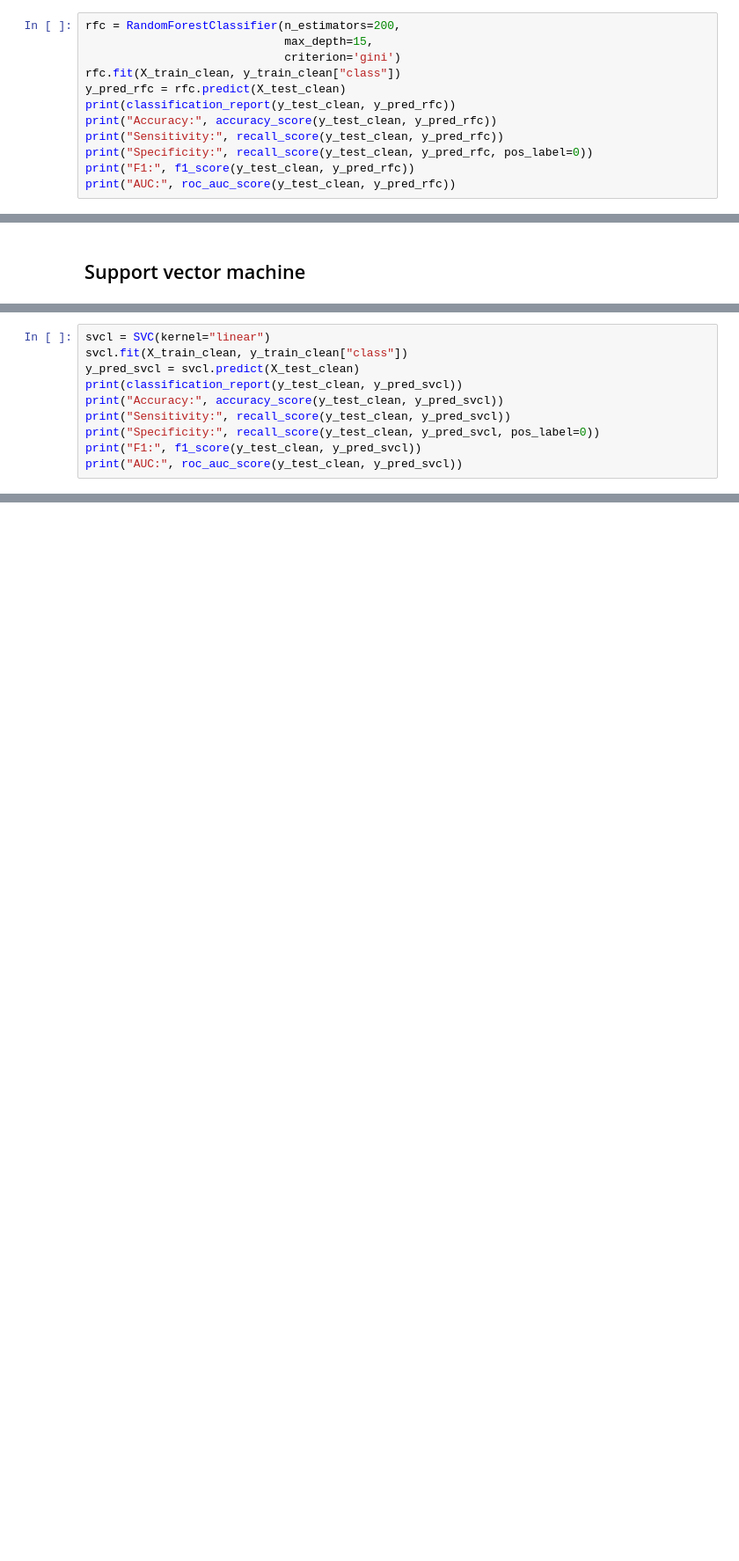
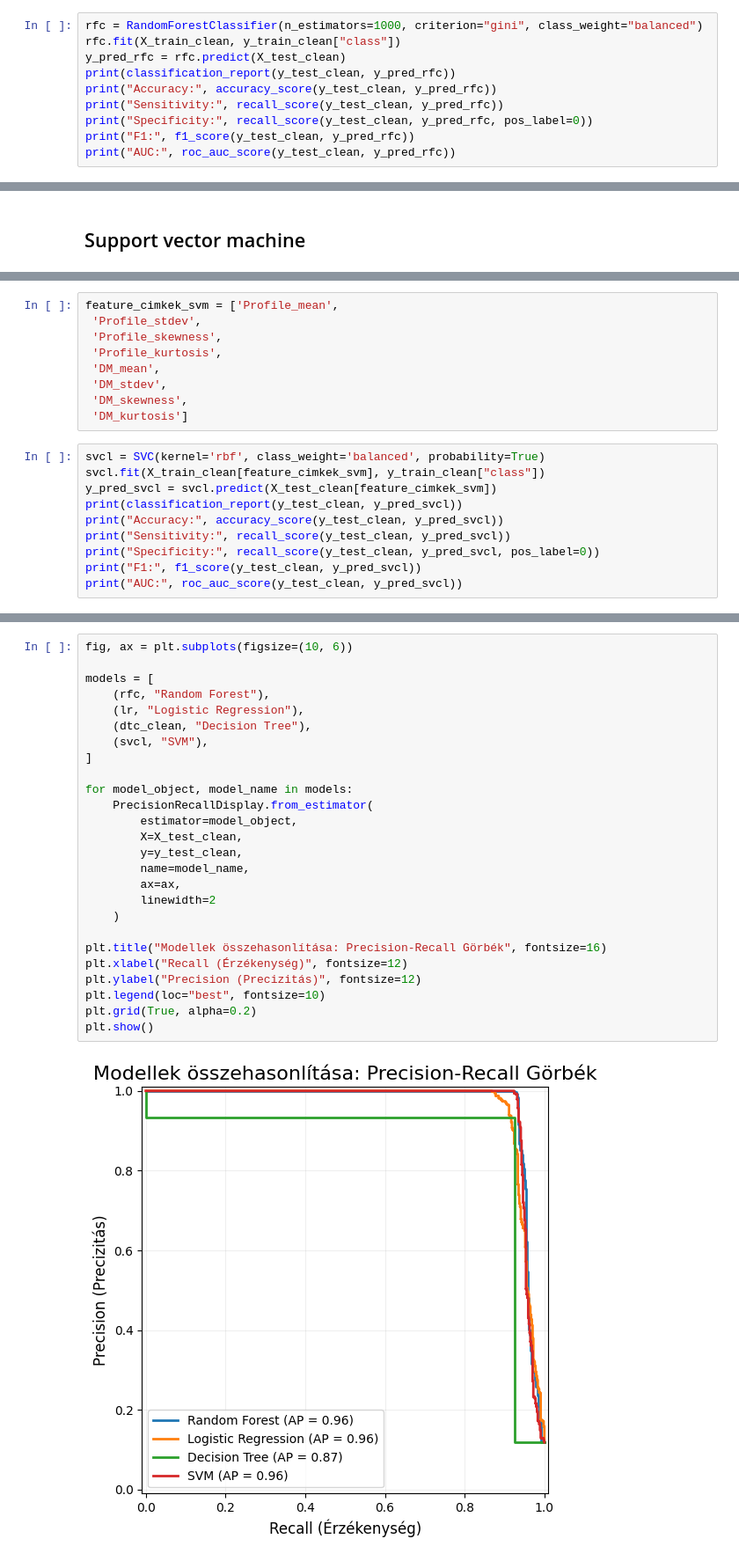
Before and after one commit to heihachi78/fgt, a Jupyter notebook: fgt_bead_j0p7mf/j0p7mf_fgt_bead_old_and_bad.ipynb, the cells around one changed output, grey strips where cells are left out. Shown at 88% size. Saved outputs shown, nothing was run; the diff lists cells and outputs as text; blank space fills up the shorter version.

```diff
--- a/fgt_bead_j0p7mf/j0p7mf_fgt_bead.ipynb
+++ b/fgt_bead_j0p7mf/j0p7mf_fgt_bead_old_and_bad.ipynb
@@ -592,7 +648,5 @@ from sklearn.ensemble import RandomForestClassifier
 # %%
-rfc = RandomForestClassifier(n_estimators=200,
-                             max_depth=15,
-                             criterion='gini')
+rfc = RandomForestClassifier(n_estimators=1000, criterion="gini", class_weight="balanced")
 rfc.fit(X_train_clean, y_train_clean["class"])
 y_pred_rfc = rfc.predict(X_test_clean)
 print(classification_report(y_test_clean, y_pred_rfc))
@@ -629,7 +696,16 @@ from sklearn.svm import SVC
+# %%
+feature_cimkek_svm = ['Profile_mean',
+ 'Profile_stdev',
+ 'Profile_skewness',
+ 'Profile_kurtosis',
+ 'DM_mean',
+ 'DM_stdev',
+ 'DM_skewness',
+ 'DM_kurtosis']
 # %%
-svcl = SVC(kernel="linear")
-svcl.fit(X_train_clean, y_train_clean["class"])
-y_pred_svcl = svcl.predict(X_test_clean)
+svcl = SVC(kernel='rbf', class_weight='balanced', probability=True)
+svcl.fit(X_train_clean[feature_cimkek_svm], y_train_clean["class"])
+y_pred_svcl = svcl.predict(X_test_clean[feature_cimkek_svm])
 print(classification_report(y_test_clean, y_pred_svcl))
 print("Accuracy:", accuracy_score(y_test_clean, y_pred_svcl))
 print("Sensitivity:", recall_score(y_test_clean, y_pred_svcl))
@@ -659,0 +742,28 @@ ConfusionMatrixDisplay(confusion_matrix=confmatrix_clean_svcl).plot()
+# %%
+fig, ax = plt.subplots(figsize=(10, 6))
+
+models = [
+    (rfc, "Random Forest"),
+    (lr, "Logistic Regression"),
+    (dtc_clean, "Decision Tree"),
+    (svcl, "SVM"),
+]
+
+for model_object, model_name in models:
+    PrecisionRecallDisplay.from_estimator(
+        estimator=model_object,
+        X=X_test_clean,
+        y=y_test_clean,
+        name=model_name,
+        ax=ax,
+        linewidth=2
+    )
+
+plt.title("Modellek összehasonlítása: Precision-Recall Görbék", fontsize=16)
+plt.xlabel("Recall (Érzékenység)", fontsize=12)
+plt.ylabel("Precision (Precizitás)", fontsize=12)
+plt.legend(loc="best", fontsize=10)
+plt.grid(True, alpha=0.2)
+plt.show()
+# %% [output]
+[figure, added]
```
Also changed, not shown: parts of 91 cells of this notebook, 1 other file.
